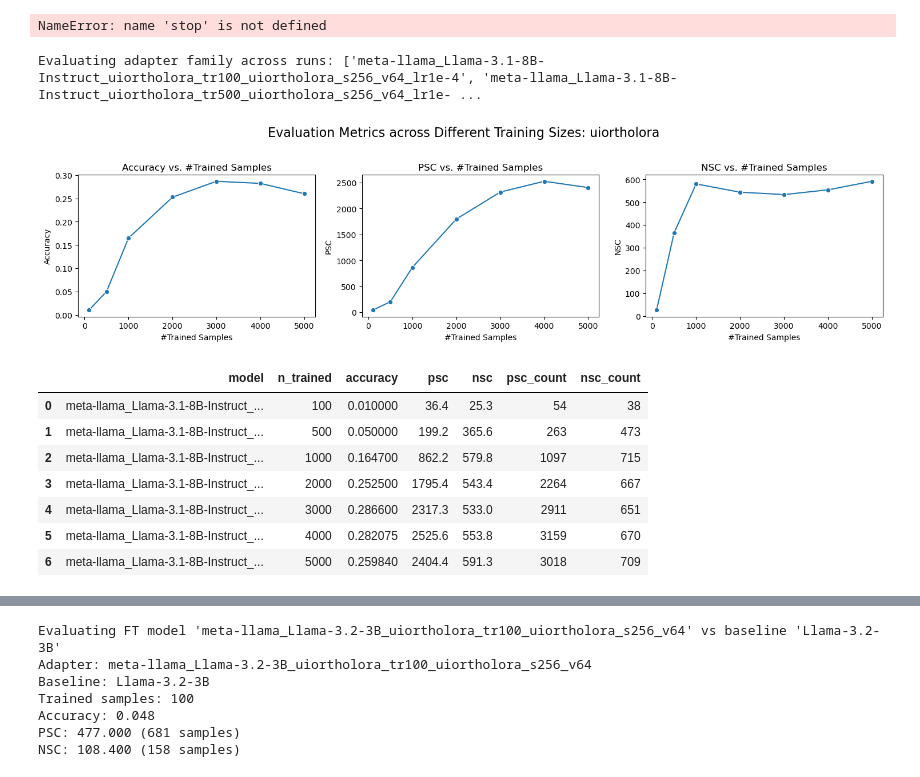
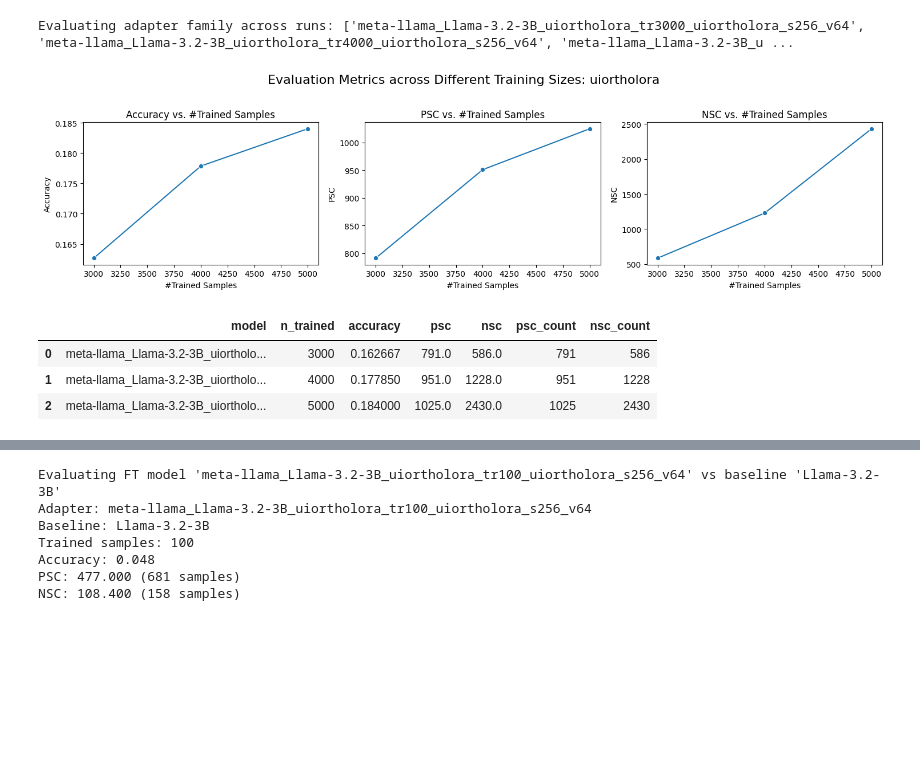
Before and after one commit to Guy-Bilitski/UIOrthoLoRA, a Jupyter notebook: notebooks/tuner_knowledge/notebooks/intrinsic_eval.ipynb, the cells around one changed output, grey strips where cells are left out. Cells and saved outputs as stored; diff of their text form; code cells hidden in the pictures; blank space fills up the shorter version.

```diff
--- a/notebooks/tuner_knowledge/notebooks/intrinsic_eval.ipynb
+++ b/notebooks/tuner_knowledge/notebooks/intrinsic_eval.ipynb
@@ -131,3 +9,5 @@ shift_threshold = 0.8
+# %%
+threshold = 0.8
 # %%
 def _plot_transition_heatmap(df, adapter_name):
     directory_path = f'./analysis/{adapter_name}'
@@ -186,12 +66,12 @@ def _compute_shifts(df):
     filtered = df[~df["trained"] & mask]
 
     #Positive shift
-    pos_df = filtered[filtered["sc_shift"] > shift_threshold]
+    pos_df = filtered[filtered["sc_shift"] > threshold]
     psc = pos_df["sc_shift"].abs().sum()
     count_p = len(pos_df)
 
     #Negative shift
-    neg_df = filtered[filtered["sc_shift"] < -shift_threshold]
+    neg_df = filtered[filtered["sc_shift"] < -threshold]
     nsc = neg_df["sc_shift"].abs().sum()
     count_n = len(neg_df)
 
@@ -593,4 +296,4 @@ print(f"✅ Merged {len(files)} files into results/merged_all_adapters.jsonl wit
 # %%
-file_path = "results/merged_all_adapters.jsonl"
+file_path = "../src/results/llama/meta-llama_Llama-3.2-3B_scores_merged.jsonl"
 # %%
 df, ft_model_names, ft_score_cols, ft_train_cols, base_score_cols = load_json_to_df(file_path)
@@ -821,5 +300 @@ evaluate_multiple_adapters_by_trainedN(
-# %%
-stop
-# %% [output]
-NameError: name 'stop' is not defined
 # %%
@@ -861,17 +340,13 @@ base_model_name = "Llama-3.1-8B-Instruct"
 # %%
-# print(f"Evaluating adapter family across runs: {uiortholora_adapter_models}")
-evaluate_multiple_adapter_by_trainedN(df, uiortholora_adapter_models, "uiortholora", base_model_name)
+print(f"Evaluating adapter family across runs: {uiortholora_adapter_models}")
+evaluate_single_adapter_by_trainedN(df, uiortholora_adapter_models, "uiortholora", base_model_name)
 # %% [output]
-Evaluating adapter family across runs: ['meta-llama_Llama-3.1-8B-Instruct_uiortholora_tr100_uiortholora_s256_v64_lr1e-4', 'meta-llama_Llama-3.1-8B-Instruct_uiortholora_tr500_uiortholora_s256_v64_lr1e- ...
+Evaluating adapter family across runs: ['meta-llama_Llama-3.2-3B_uiortholora_tr3000_uiortholora_s256_v64', 'meta-llama_Llama-3.2-3B_uiortholora_tr4000_uiortholora_s256_v64', 'meta-llama_Llama-3.2-3B_u ...
-[figure, old version]
+[figure, new version]
 |  | model | n_trained | accuracy | psc | nsc | psc_count | nsc_count |
-| 0 | meta-llama_Llama-3.1-8B-Instruct_... | 100 | 0.010000 | 36.4 | 25.3 | 54 | 38 |
-| 1 | meta-llama_Llama-3.1-8B-Instruct_... | 500 | 0.050000 | 199.2 | 365.6 | 263 | 473 |
-| 2 | meta-llama_Llama-3.1-8B-Instruct_... | 1000 | 0.164700 | 862.2 | 579.8 | 1097 | 715 |
-| 3 | meta-llama_Llama-3.1-8B-Instruct_... | 2000 | 0.252500 | 1795.4 | 543.4 | 2264 | 667 |
-| 4 | meta-llama_Llama-3.1-8B-Instruct_... | 3000 | 0.286600 | 2317.3 | 533.0 | 2911 | 651 |
-| 5 | meta-llama_Llama-3.1-8B-Instruct_... | 4000 | 0.282075 | 2525.6 | 553.8 | 3159 | 670 |
-| 6 | meta-llama_Llama-3.1-8B-Instruct_... | 5000 | 0.259840 | 2404.4 | 591.3 | 3018 | 709 |
+| 0 | meta-llama_Llama-3.2-3B_uiortholo... | 3000 | 0.162667 | 791.0 | 586.0 | 791 | 586 |
+| 1 | meta-llama_Llama-3.2-3B_uiortholo... | 4000 | 0.177850 | 951.0 | 1228.0 | 951 | 1228 |
+| 2 | meta-llama_Llama-3.2-3B_uiortholo... | 5000 | 0.184000 | 1025.0 | 2430.0 | 1025 | 2430 |
 # %%
 print(f"Evaluating adapter family across runs: {lora_adapter_models}")
 evaluate_single_adapter_by_trainedN(df, lora_adapter_models, "lora", base_model_name)
```
Also changed, not shown: parts of 19 cells of this notebook, 11 other files.
